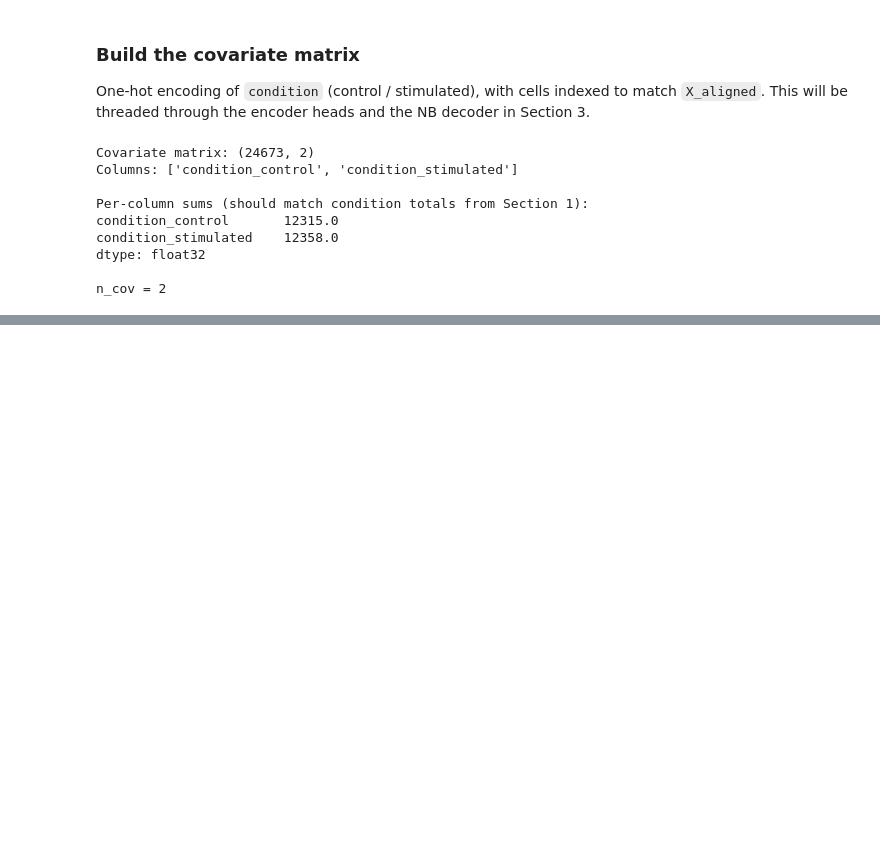
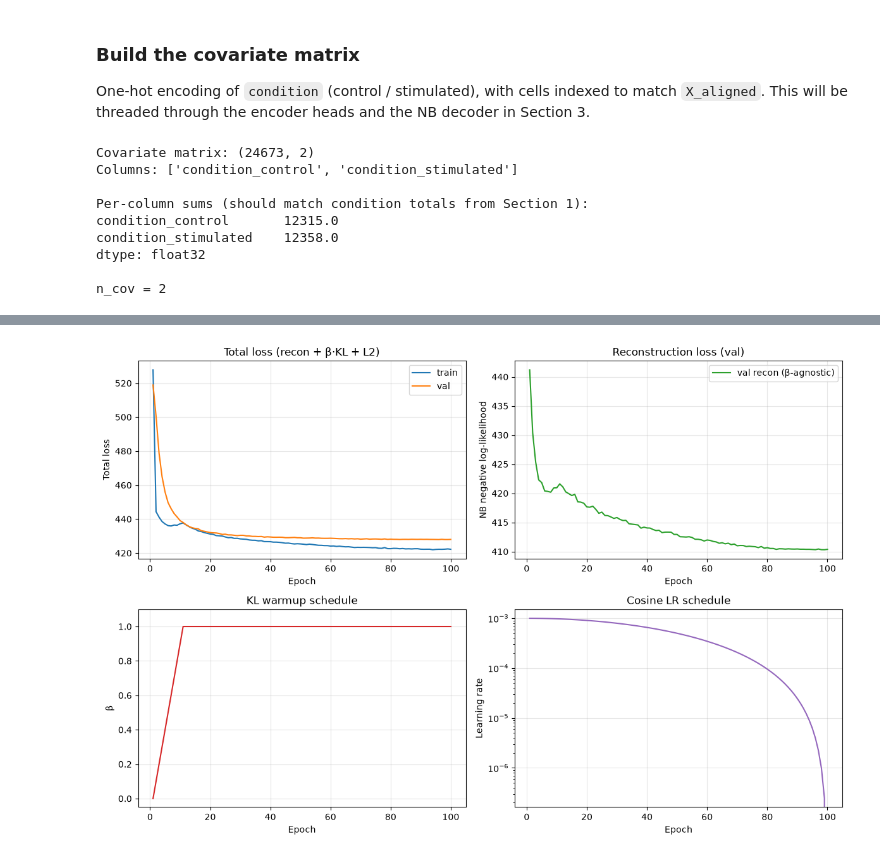
Before and after one commit to aipher-group/pyvae, a Jupyter notebook: experiments/kang/01_kang_end_to_end.ipynb, the cells around one changed output, grey strips where cells are left out. Cells and saved outputs as stored; diff of their text form; code cells hidden in the pictures; blank space fills up the shorter version.

```diff
--- a/experiments/kang/01_kang_end_to_end.ipynb
+++ b/experiments/kang/01_kang_end_to_end.ipynb
@@ -290,0 +439,52 @@ n_cov = 2
+# %%
+import matplotlib.pyplot as plt
+
+fig, axes = plt.subplots(2, 2, figsize=(12, 8))
+
+epochs_range = np.arange(1, len(history["train"]) + 1)
+
+# Panel 1: total loss
+ax = axes[0, 0]
+ax.plot(epochs_range, history["train"], label="train")
+ax.plot(epochs_range, history["val"], label="val")
+ax.set_xlabel("Epoch")
+ax.set_ylabel("Total loss")
+ax.set_title("Total loss (recon + β·KL + L2)")
+ax.legend()
+ax.grid(alpha=0.3)
+
+# Panel 2: reconstruction component only
+ax = axes[0, 1]
+ax.plot(epochs_range, history["recon"], label="val recon (β-agnostic)", color="C2")
+ax.set_xlabel("Epoch")
+ax.set_ylabel("NB negative log-likelihood")
+ax.set_title("Reconstruction loss (val)")
+ax.legend()
+ax.grid(alpha=0.3)
+
+# Panel 3: β schedule
+ax = axes[1, 0]
+ax.plot(epochs_range, history["beta"], color="C3")
+ax.set_xlabel("Epoch")
+ax.set_ylabel("β")
+ax.set_title("KL warmup schedule")
+ax.set_ylim(-0.05, 1.1)
+ax.grid(alpha=0.3)
+
+# Panel 4: learning rate
+ax = axes[1, 1]
+ax.plot(epochs_range, history["lr"], color="C4")
+ax.set_xlabel("Epoch")
+ax.set_ylabel("Learning rate")
+ax.set_title("Cosine LR schedule")
+ax.set_yscale("log")
+ax.grid(alpha=0.3)
+
+plt.tight_layout()
+plt.show()
+
+Path("outputs").mkdir(exist_ok=True)
+fig.savefig("outputs/training_history.png", dpi=100, bbox_inches="tight")
+print("Saved plot to outputs/training_history.png")
+# %% [output]
+[figure, added]
```
Also changed, not shown: parts of 8 cells of this notebook.
